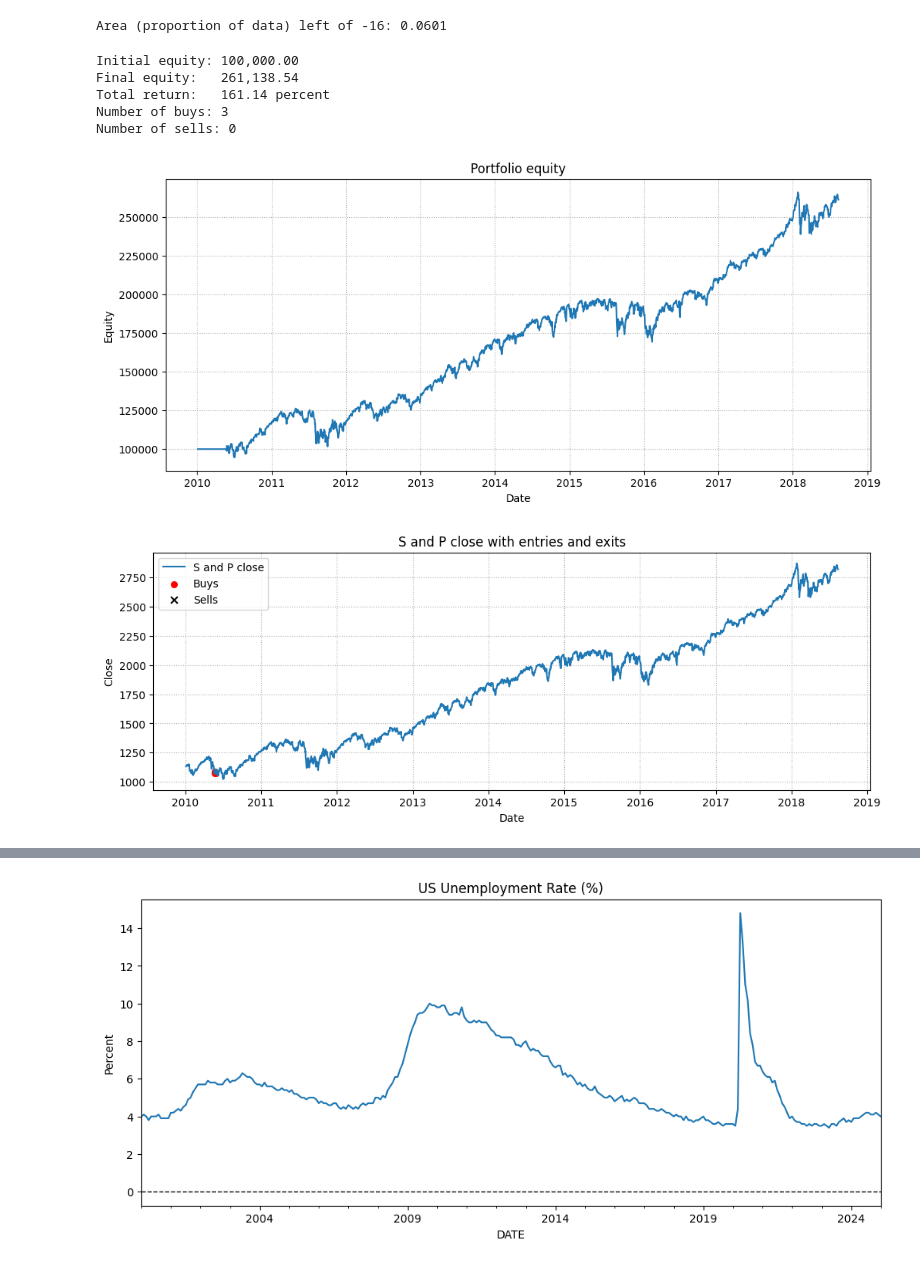
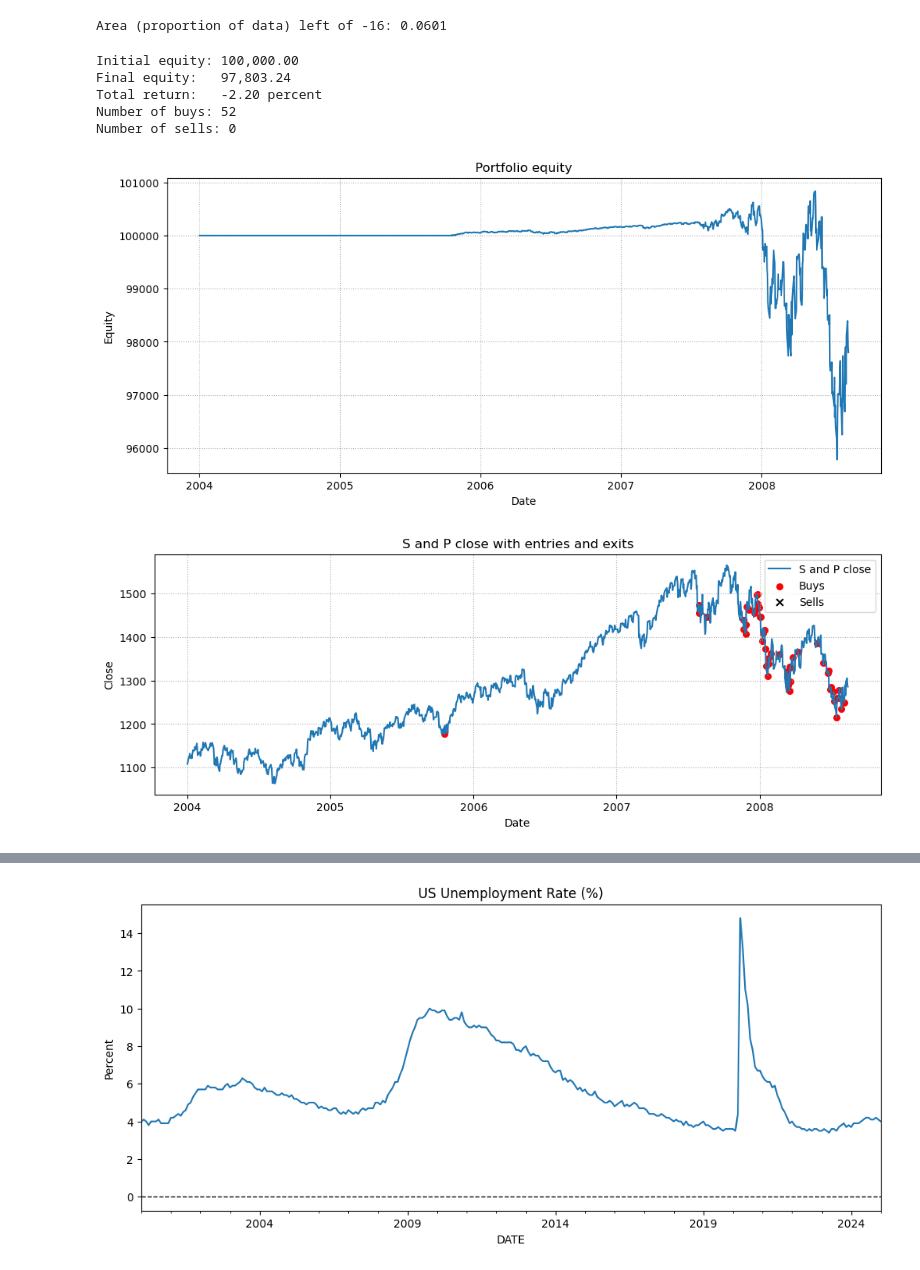
Before and after one commit to tommasomarrucci/insider, a Jupyter notebook: Analysis.ipynb, the cells around one changed output, grey strips where cells are left out. Drawn from its saved outputs; the diff is of its cells as text; code cells hidden in the pictures.

```diff
--- a/Analysis.ipynb
+++ b/Analysis.ipynb
@@ -80,14 +80,14 @@ ins_path = r"Insider_data.csv"
 spx_path = r"GSPC.csv"
 
 # window
-start_date = "2010-01-01"     # for example "2007-07-01"
-end_date   = "2018-08-13"     # for example "2009-12-31"
+start_date = "2004-01-01"     # for example "2007-07-01"
+end_date   = "2008-08-13"     # for example "2009-12-31"
 
 # strategy params
 initial_equity = 100_000.0
 buy_threshold  = -16      # buy when Net < buy_threshold
 sell_level     = 1000       # sell all when Net >= sell_level
-buy_fraction   = 0.5      # invest fifteen percent of current equity each buy
+buy_fraction   = 0.008      # invest fifteen percent of current equity each buy
 use_next_close = True        # fill trades on the next close after the signal
 
 # load data
@@ -161,38 +161,38 @@ print(f"Number of buys: {(trades_df['Action'] == 'Buy').sum() if len(trades_df)
 print(f"Number of sells: {(trades_df['Action'] == 'Sell all').sum() if len(trades_df) else 0}")
 
 # plots
 plt.figure(figsize=(12, 5))
 plt.plot(equity_df.index, equity_df["Equity"])
 plt.title("Portfolio equity")
 plt.xlabel("Date")
 plt.ylabel("Equity")
 plt.grid(True, linestyle=":")
 plt.show()
 
 plt.figure(figsize=(12, 4))
 plt.plot(spx_win.index, spx_win["Close"], label="S and P close")
 if len(trades_df):
     buys  = trades_df[trades_df["Action"] == "Buy"]
     sells = trades_df[trades_df["Action"] == "Sell all"]
     plt.scatter(buys["Date"], buys["Price"], s=30, marker="o", label="Buys", c = "r")
     plt.scatter(sells["Date"], sells["Price"], s=40, marker="x", label="Sells", c = "black")
 plt.title("S and P close with entries and exits")
 plt.xlabel("Date")
 plt.ylabel("Close")
 plt.legend()
 plt.grid(True, linestyle=":")
 plt.show()
 
 # to inspect recent trades:
 # trades_df.tail(10)
 # %% [output]
 Initial equity: 100,000.00
-Final equity:   261,138.54
-Total return:   161.14 percent
-Number of buys: 3
+Final equity:   97,803.24
+Total return:   -2.20 percent
+Number of buys: 52
 Number of sells: 0
-[figure, old version]
+[figure, new version]
-[figure, old version]
+[figure, new version]
 # %%
 import pandas_datareader.data as web
 import datetime
```
Also changed, not shown: parts of 2 cells of this notebook, 1 other file.
